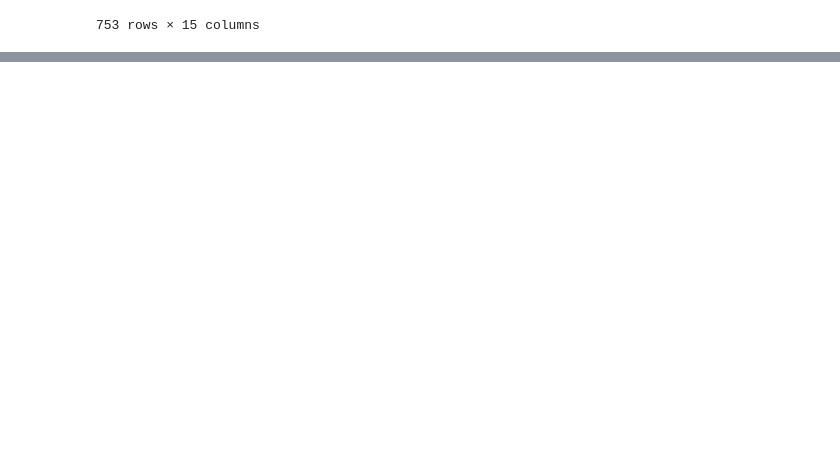
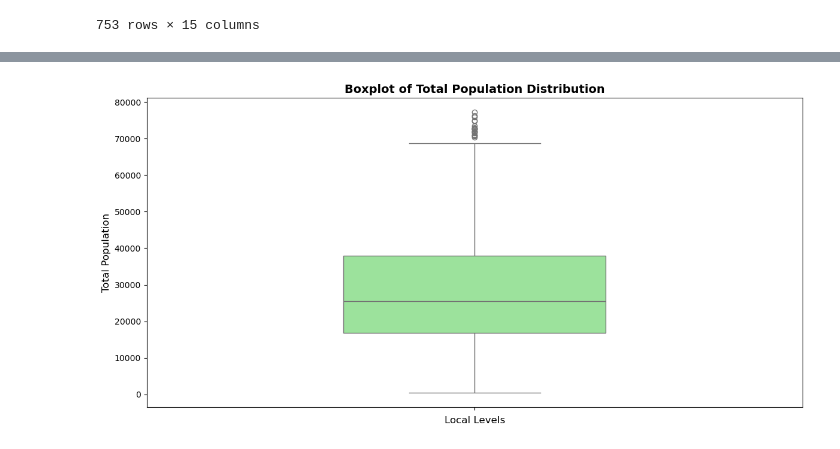
Before and after one commit to bikashsahani/nepal-census-2021-EDA, a Jupyter notebook: census_eda_project.ipynb, the cells around one changed output, grey strips where cells are left out. Drawn from its saved outputs; the diff is of its cells as text; code cells hidden in the pictures; blank space fills up the shorter version.

```diff
--- a/census_eda_project.ipynb
+++ b/census_eda_project.ipynb
@@ -379,0 +546,18 @@ data
+# %%
+plt.figure(figsize=(12, 6))
+
+# Fix: Only pass x, remove y. This tells Seaborn to plot a standard 1D histogram.
+sns.boxplot(
+    data=data,
+    y='Total population',
+    color='lightgreen',
+    width=0.4
+)
+
+plt.title('Boxplot of Total Population Distribution', fontsize=14, fontweight='bold')
+plt.xlabel('Local Levels', fontsize=12)
+plt.ylabel('Total Population', fontsize=12)
+plt.tight_layout()
+plt.show()
+# %% [output]
+[figure, added]
```
Also changed, not shown: parts of 21 cells of this notebook.
